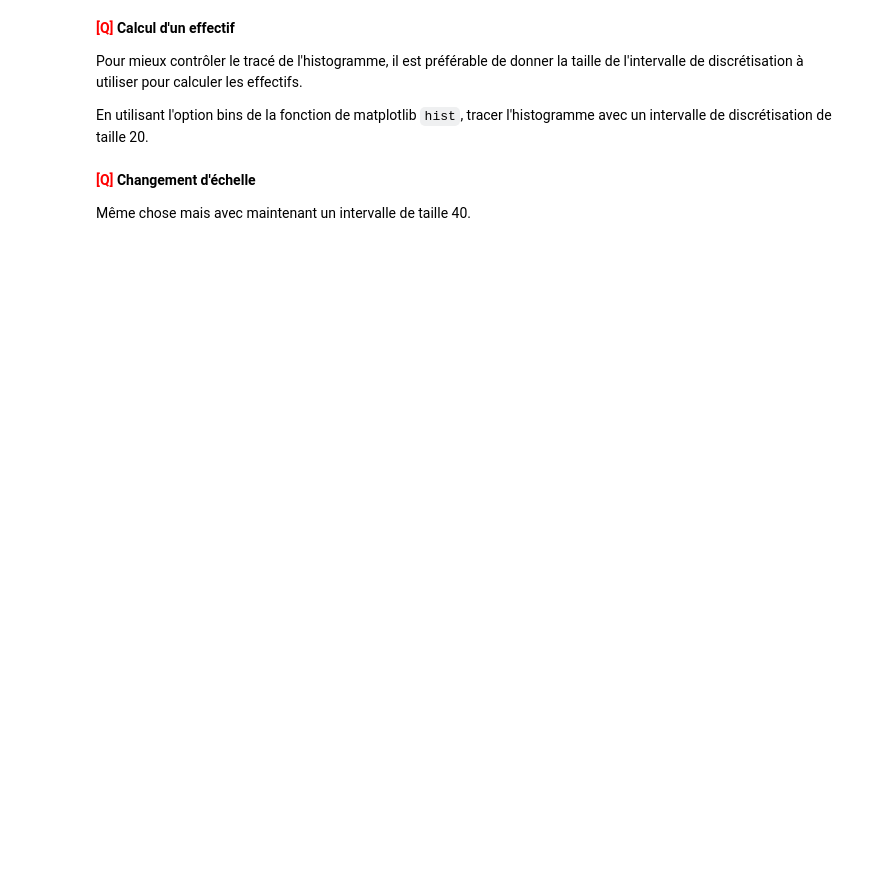
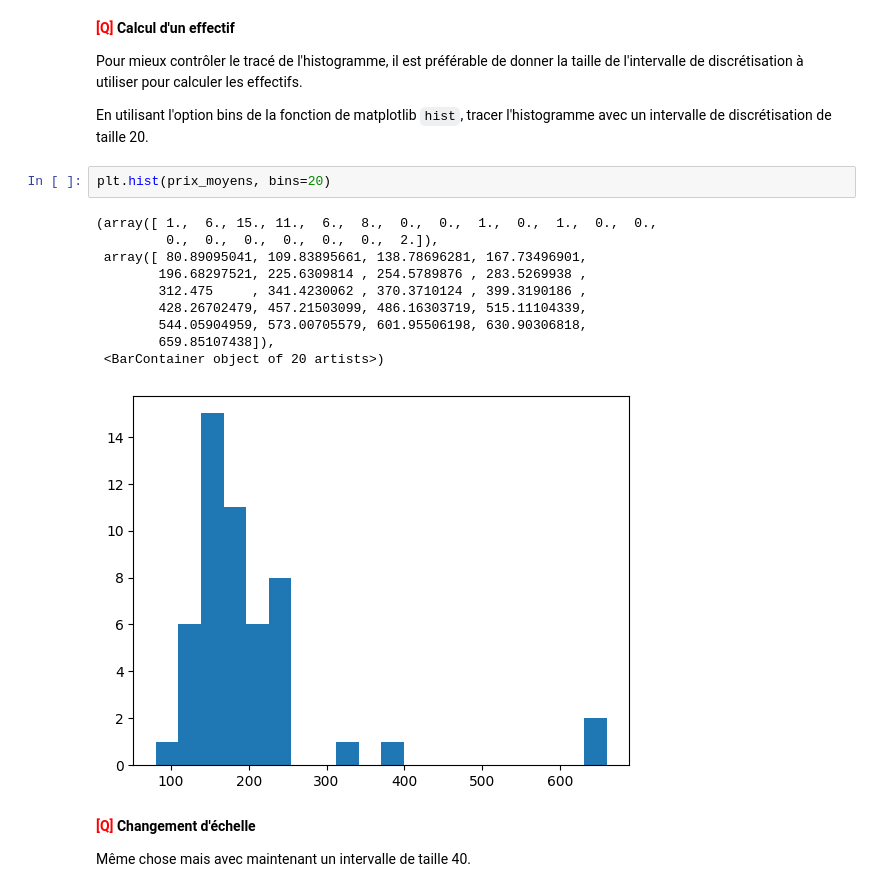
Before and after one commit to ilyesdjerfaf/Sciences-des-Donnees---LU3IN026, a Jupyter notebook: TME 1/tme-01/tme-01-TAFOUGHALT-DJERFAF.ipynb, the cells around one changed output. Drawn from its saved outputs; the diff is of its cells as text; blank space fills up the shorter version.

```diff
--- a/TME 1/tme-01/tme-01-TAFOUGHALT-DJERFAF.ipynb
+++ b/TME 1/tme-01/tme-01-TAFOUGHALT-DJERFAF.ipynb
@@ -698,6 +709,19 @@ plt.hist(prix_moyens)
 Pour mieux contrôler le tracé de l'histogramme, il est préférable de donner la taille de l'intervalle de discrétisation à utiliser pour calculer les effectifs.
 
 En utilisant l'option bins de la fonction de matplotlib `hist`, tracer l'histogramme avec un intervalle de discrétisation de taille 20.
+# %%
+plt.hist(prix_moyens, bins=20)
+# %% [output]
+(array([ 1.,  6., 15., 11.,  6.,  8.,  0.,  0.,  1.,  0.,  1.,  0.,  0.,
+         0.,  0.,  0.,  0.,  0.,  0.,  2.]),
+ array([ 80.89095041, 109.83895661, 138.78696281, 167.73496901,
+        196.68297521, 225.6309814 , 254.5789876 , 283.5269938 ,
+        312.475     , 341.4230062 , 370.3710124 , 399.3190186 ,
+        428.26702479, 457.21503099, 486.16303719, 515.11104339,
+        544.05904959, 573.00705579, 601.95506198, 630.90306818,
+        659.85107438]),
+ <BarContainer object of 20 artists>)
+[figure, added]
 # %% [markdown]
 <font color="RED" size="+1">**[Q]**</font> **Changement d'échelle**
 
```
Also changed, not shown: parts of 33 cells of this notebook.
